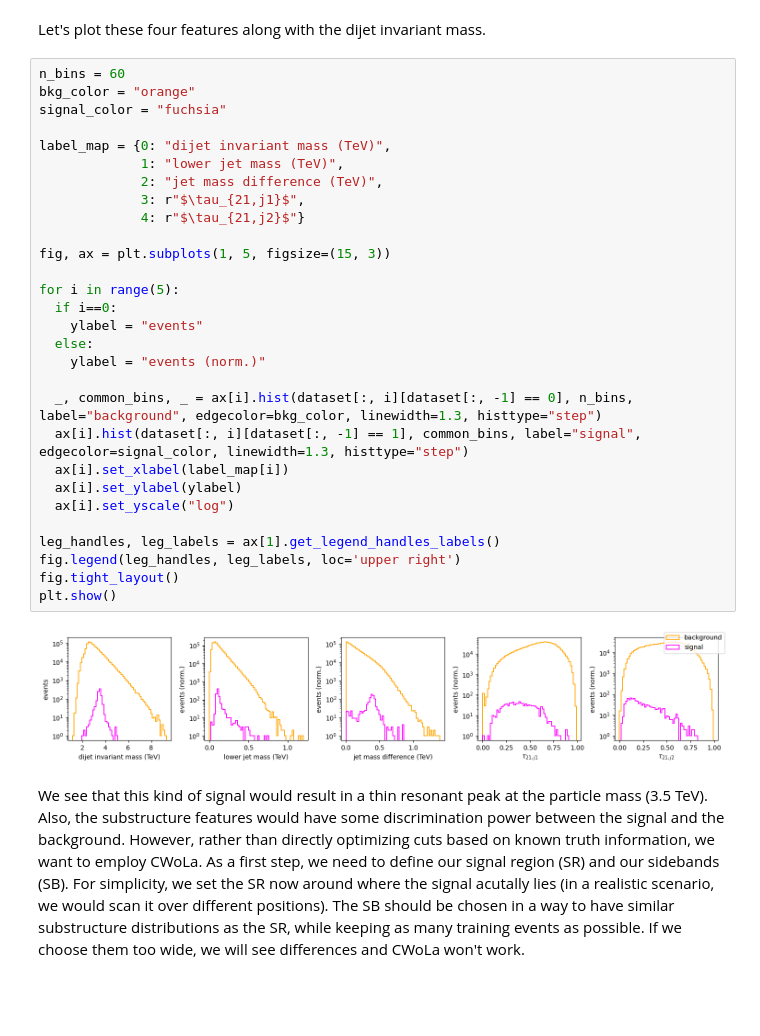
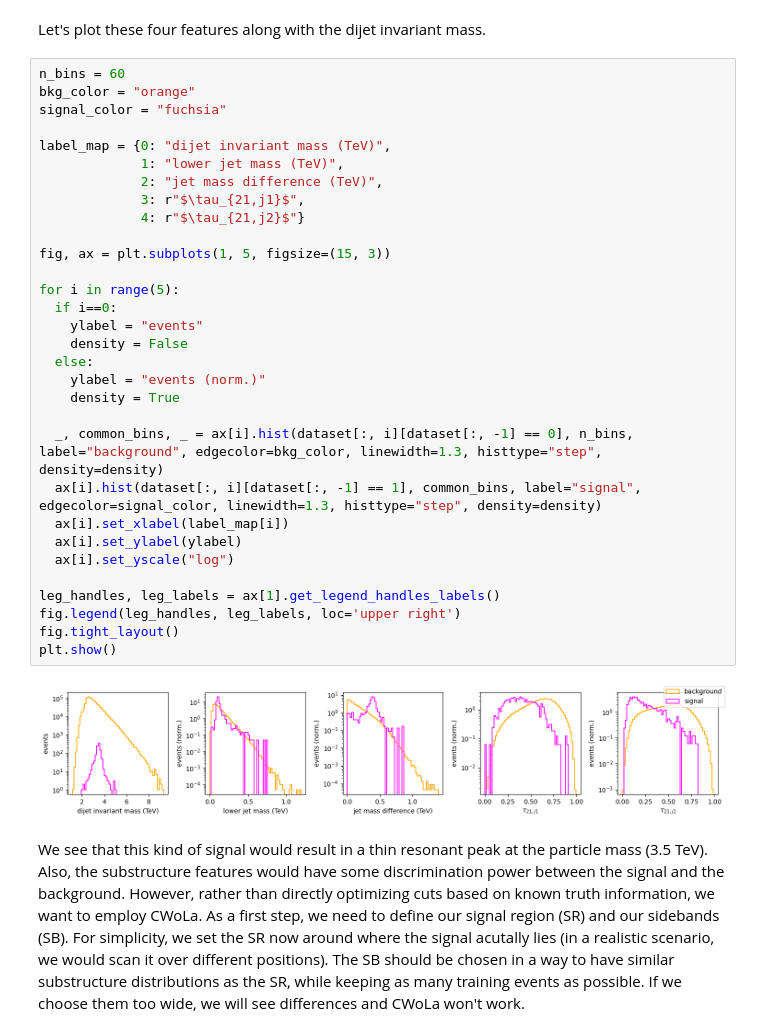
Before and after one commit to mghasemi19/Anomaly-detection-HEP, a Jupyter notebook: Anomaly_HEP.ipynb, the cells around one changed output. Cells and saved outputs as stored; diff of their text form; blank space fills up the shorter version.

```diff
--- a/Anomaly_HEP.ipynb
+++ b/Anomaly_HEP.ipynb
@@ -236,34 +236,36 @@ Let's plot these four features along with the dijet invariant mass.
 # %%
 n_bins = 60
 bkg_color = "orange"
 signal_color = "fuchsia"
 
 label_map = {0: "dijet invariant mass (TeV)",
              1: "lower jet mass (TeV)",
              2: "jet mass difference (TeV)",
              3: r"$\tau_{21,j1}$",
              4: r"$\tau_{21,j2}$"}
 
 fig, ax = plt.subplots(1, 5, figsize=(15, 3))
 
 for i in range(5):
   if i==0:
     ylabel = "events"
+    density = False
   else:
     ylabel = "events (norm.)"
+    density = True
 
-  _, common_bins, _ = ax[i].hist(dataset[:, i][dataset[:, -1] == 0], n_bins, label="background", edgecolor=bkg_color, linewidth=1.3, histtype="step")
-  ax[i].hist(dataset[:, i][dataset[:, -1] == 1], common_bins, label="signal", edgecolor=signal_color, linewidth=1.3, histtype="step")
+  _, common_bins, _ = ax[i].hist(dataset[:, i][dataset[:, -1] == 0], n_bins, label="background", edgecolor=bkg_color, linewidth=1.3, histtype="step", density=density)
+  ax[i].hist(dataset[:, i][dataset[:, -1] == 1], common_bins, label="signal", edgecolor=signal_color, linewidth=1.3, histtype="step", density=density)
   ax[i].set_xlabel(label_map[i])
   ax[i].set_ylabel(ylabel)
   ax[i].set_yscale("log")
 
 leg_handles, leg_labels = ax[1].get_legend_handles_labels()
 fig.legend(leg_handles, leg_labels, loc='upper right')
 fig.tight_layout()
 plt.show()
 # %% [output]
-[figure, old version]
+[figure, new version]
 # %% [markdown]
 We see that this kind of signal would result in a thin resonant peak at the particle mass (3.5 TeV). Also, the substructure features would have some discrimination power between the signal and the background. However, rather than directly optimizing cuts based on known truth information, we want to employ CWoLa. As a first step, we need to define our signal region (SR) and our sidebands (SB). For simplicity, we set the SR now around where the signal acutally lies (in a realistic scenario, we would scan it over different positions). The SB should be chosen in a way to have similar substructure distributions as the SR, while keeping as many training events as possible. If we choose them too wide, we will see differences and CWoLa won't work.
 # %% [markdown]
```
Also changed, not shown: parts of 7 cells of this notebook.
